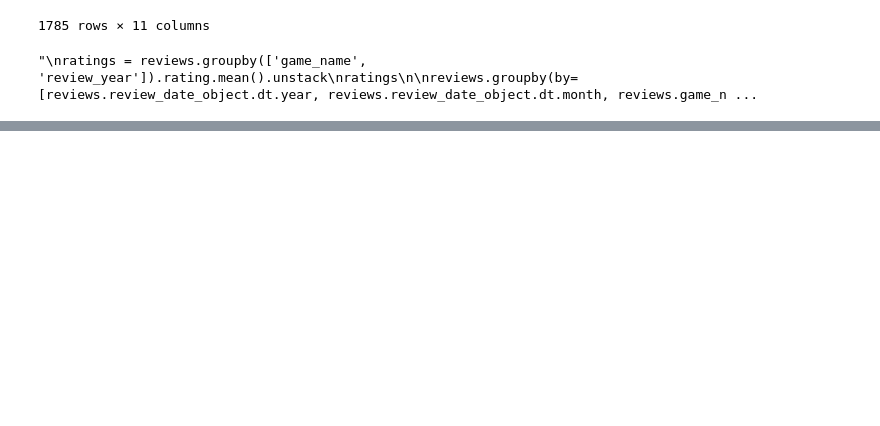
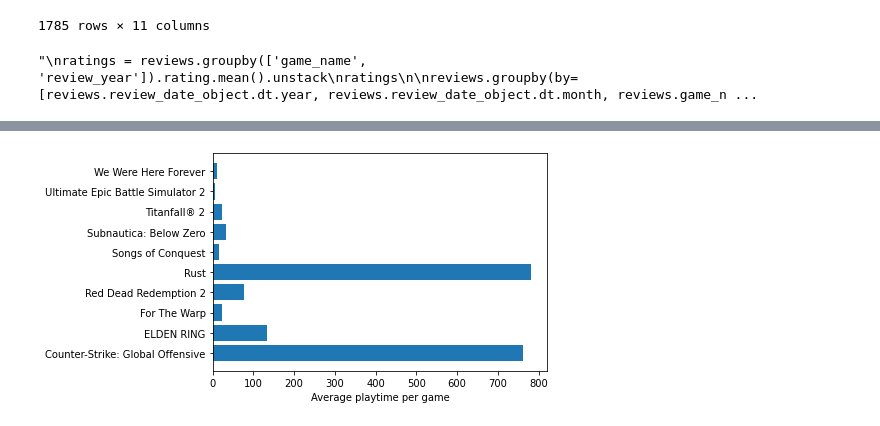
Before and after one commit to gremay/SMT_SteamAnalysis, a Jupyter notebook: sentiment_analysis.ipynb, the cells around one changed output, grey strips where cells are left out. Saved outputs shown, nothing was run; the diff lists cells and outputs as text; code cells hidden in the pictures; blank space fills up the shorter version.

```diff
--- a/sentiment_analysis.ipynb
+++ b/sentiment_analysis.ipynb
@@ -350,0 +373,9 @@ reviews.groupby(by=[reviews.review_date_object.dt.year, reviews.review_date_obje
+# %%
+playtime = reviews.groupby(['game_name']).hours_played.mean()
+unique_games = reviews.game_name.unique()
+labels = playtime.index.tolist()
+plt.xlabel('Average playtime per game')
+plt.barh(range(0, len(unique_games)), width=playtime.values, tick_label=labels)
+plt.show()
+# %% [output]
+[figure, added]
```
Also changed, not shown: parts of 15 cells of this notebook.
